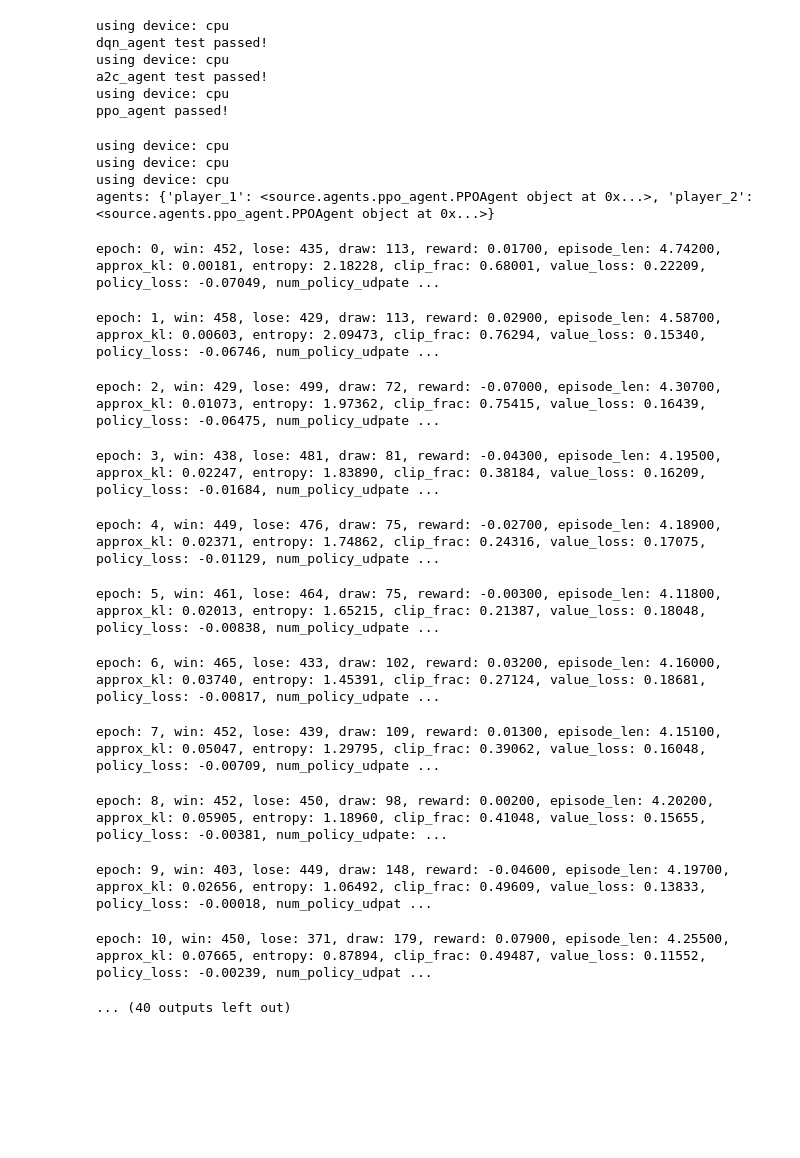
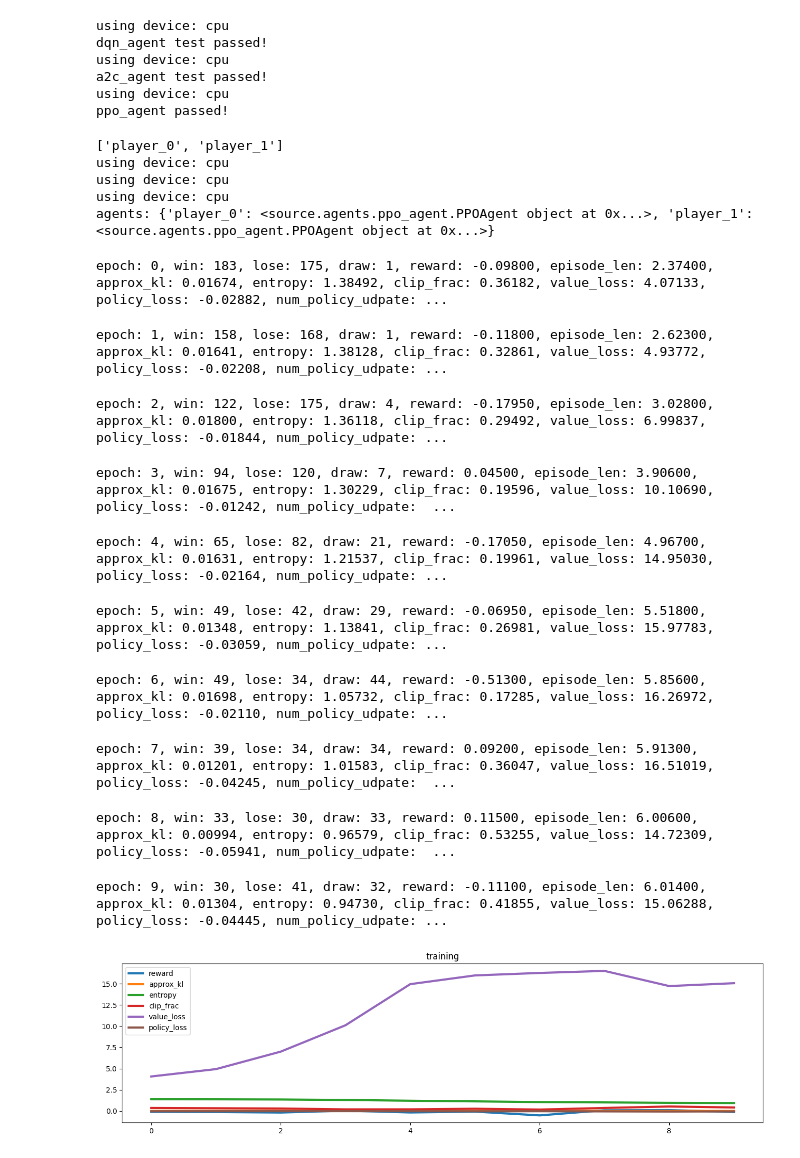
Before and after one commit to tonywang1990/mini-rl, a Jupyter notebook: notebooks/pettingzoo/tictactoe.ipynb, the cells around one changed output. Drawn from its saved outputs; the diff is of its cells as text; code cells hidden in the pictures; blank space fills up the shorter version.

```diff
--- a/notebooks/pettingzoo/tictactoe.ipynb
+++ b/notebooks/pettingzoo/tictactoe.ipynb
@@ -35,10 +35,16 @@ ppo_agent passed!
 # %%
 # Policy Eval
 # Params
-env = tictactoe_v3.env()
+#env = tictactoe_v3.env()
+env = texas_holdem_v4.env(num_players=2)
+players = env.possible_agents
+print(players)
+state_space = env.observation_space(players[0])['observation']
+action_space = env.action_space(players[0])
+
 
 # set random seeds
-random_seed = 101
+random_seed = 25
 rng = np.random.default_rng(random_seed)
 env.np_random = rng
 #random.seed(random_seed)
@@ -59,8 +65,8 @@ env.np_random = rng
 ## Best performance (dqn, random): 0 loss in 1000, eps_decay=1e7
 ## Best performance (dqn, dqn): 1000 draw in 1000, eps_decay=1e8
 dqn_agent = DQNAgent(
-    state_space=env.observation_space('player_1')['observation'],
-    action_space=env.action_space('player_1'),
+    state_space=state_space,
+    action_space=action_space,
     discount_rate=0.5,
     epsilon=0.9, # use epsilon_schedule
     learning_rate=1e-3,
@@ -74,8 +80,8 @@ dqn_agent = DQNAgent(
 ## Best performance (a2c, random): ~50 loss in 1000, discount=0.5, width=256
 ##
 a2c_agent = A2CAgent(
-    state_space=env.observation_space('player_1')['observation'],
-    action_space=env.action_space('player_1'),
+    state_space=state_space,
+    action_space=action_space,
     discount_rate=0.5,
     epsilon=None, # use epsilon_schedule
     learning_rate=None,
@@ -85,53 +91,53 @@ a2c_agent = A2CAgent(
     tempreture=1
 )
 ppo_agent = PPOAgent(
-    state_space=env.observation_space('player_1')['observation'],
-    action_space=env.action_space('player_1'),
-    discount_rate=0.75,
+    state_space=state_space,
+    action_space=action_space,
+    discount_rate=0.9,
     epsilon=None, # use epsilon_schedule
     learning_rate=None,
     policy_lr=1e-3, #spinup default=3e-4
     value_lr=1e-3, #spinup default=1e-3
-    net_params=[128, 32],
+    net_params=[128],
     gae_lambda=1.0, #spinup default=0.97
     clip_ratio=0.1, #spinup default=0.1
     num_updates=80, #spinup default=80
     batch_size=1024,
 )
 random_agent = RandomAgent(
-    state_space=env.observation_space('player_2')['observation'],
-    action_space=env.action_space('player_2'),
+    state_space=state_space,
+    action_space=action_space,
     discount_rate=None,
     epsilon=None, # use epsilon_schedule
     learning_rate=None,
     learning=False
 )
-agent_dict={'player_1': ppo_agent, 'player_2': copy.deepcopy(ppo_agent)}
+agent_dict={players[0]: ppo_agent, players[1]: copy.deepcopy(ppo_agent)}
 stats = utils.duel_training(
     env=env,
     agent_dict=agent_dict,
-    num_epoch=50,
+    num_epoch=10,
     num_episode=1000,
     self_play=False,
     shuffle=True,
     verbal=True,
     debug=False
 )
 # %% [output]
+['player_0', 'player_1']
 using device: cpu
 using device: cpu
 using device: cpu
-agents: {'player_1': <source.agents.ppo_agent.PPOAgent object at 0x...>, 'player_2': <source.agents.ppo_agent.PPOAgent object at 0x...>}
+agents: {'player_0': <source.agents.ppo_agent.PPOAgent object at 0x...>, 'player_1': <source.agents.ppo_agent.PPOAgent object at 0x...>}
-epoch: 0, win: 452, lose: 435, draw: 113, reward: 0.01700, episode_len: 4.74200, approx_kl: 0.00181, entropy: 2.18228, clip_frac: 0.68001, value_loss: 0.22209, policy_loss: -0.07049, num_policy_udpate ...
+epoch: 0, win: 183, lose: 175, draw: 1, reward: -0.09800, episode_len: 2.37400, approx_kl: 0.01674, entropy: 1.38492, clip_frac: 0.36182, value_loss: 4.07133, policy_loss: -0.02882, num_policy_udpate: ...
-epoch: 1, win: 458, lose: 429, draw: 113, reward: 0.02900, episode_len: 4.58700, approx_kl: 0.00603, entropy: 2.09473, clip_frac: 0.76294, value_loss: 0.15340, policy_loss: -0.06746, num_policy_udpate ...
+epoch: 1, win: 158, lose: 168, draw: 1, reward: -0.11800, episode_len: 2.62300, approx_kl: 0.01641, entropy: 1.38128, clip_frac: 0.32861, value_loss: 4.93772, policy_loss: -0.02208, num_policy_udpate: ...
-epoch: 2, win: 429, lose: 499, draw: 72, reward: -0.07000, episode_len: 4.30700, approx_kl: 0.01073, entropy: 1.97362, clip_frac: 0.75415, value_loss: 0.16439, policy_loss: -0.06475, num_policy_udpate ...
+epoch: 2, win: 122, lose: 175, draw: 4, reward: -0.17950, episode_len: 3.02800, approx_kl: 0.01800, entropy: 1.36118, clip_frac: 0.29492, value_loss: 6.99837, policy_loss: -0.01844, num_policy_udpate: ...
-epoch: 3, win: 438, lose: 481, draw: 81, reward: -0.04300, episode_len: 4.19500, approx_kl: 0.02247, entropy: 1.83890, clip_frac: 0.38184, value_loss: 0.16209, policy_loss: -0.01684, num_policy_udpate ...
+epoch: 3, win: 94, lose: 120, draw: 7, reward: 0.04500, episode_len: 3.90600, approx_kl: 0.01675, entropy: 1.30229, clip_frac: 0.19596, value_loss: 10.10690, policy_loss: -0.01242, num_policy_udpate:  ...
-epoch: 4, win: 449, lose: 476, draw: 75, reward: -0.02700, episode_len: 4.18900, approx_kl: 0.02371, entropy: 1.74862, clip_frac: 0.24316, value_loss: 0.17075, policy_loss: -0.01129, num_policy_udpate ...
+epoch: 4, win: 65, lose: 82, draw: 21, reward: -0.17050, episode_len: 4.96700, approx_kl: 0.01631, entropy: 1.21537, clip_frac: 0.19961, value_loss: 14.95030, policy_loss: -0.02164, num_policy_udpate: ...
-epoch: 5, win: 461, lose: 464, draw: 75, reward: -0.00300, episode_len: 4.11800, approx_kl: 0.02013, entropy: 1.65215, clip_frac: 0.21387, value_loss: 0.18048, policy_loss: -0.00838, num_policy_udpate ...
+epoch: 5, win: 49, lose: 42, draw: 29, reward: -0.06950, episode_len: 5.51800, approx_kl: 0.01348, entropy: 1.13841, clip_frac: 0.26981, value_loss: 15.97783, policy_loss: -0.03059, num_policy_udpate: ...
-epoch: 6, win: 465, lose: 433, draw: 102, reward: 0.03200, episode_len: 4.16000, approx_kl: 0.03740, entropy: 1.45391, clip_frac: 0.27124, value_loss: 0.18681, policy_loss: -0.00817, num_policy_udpate ...
+epoch: 6, win: 49, lose: 34, draw: 44, reward: -0.51300, episode_len: 5.85600, approx_kl: 0.01698, entropy: 1.05732, clip_frac: 0.17285, value_loss: 16.26972, policy_loss: -0.02110, num_policy_udpate: ...
-epoch: 7, win: 452, lose: 439, draw: 109, reward: 0.01300, episode_len: 4.15100, approx_kl: 0.05047, entropy: 1.29795, clip_frac: 0.39062, value_loss: 0.16048, policy_loss: -0.00709, num_policy_udpate ...
+epoch: 7, win: 39, lose: 34, draw: 34, reward: 0.09200, episode_len: 5.91300, approx_kl: 0.01201, entropy: 1.01583, clip_frac: 0.36047, value_loss: 16.51019, policy_loss: -0.04245, num_policy_udpate:  ...
-epoch: 8, win: 452, lose: 450, draw: 98, reward: 0.00200, episode_len: 4.20200, approx_kl: 0.05905, entropy: 1.18960, clip_frac: 0.41048, value_loss: 0.15655, policy_loss: -0.00381, num_policy_udpate: ...
+epoch: 8, win: 33, lose: 30, draw: 33, reward: 0.11500, episode_len: 6.00600, approx_kl: 0.00994, entropy: 0.96579, clip_frac: 0.53255, value_loss: 14.72309, policy_loss: -0.05941, num_policy_udpate:  ...
-epoch: 9, win: 403, lose: 449, draw: 148, reward: -0.04600, episode_len: 4.19700, approx_kl: 0.02656, entropy: 1.06492, clip_frac: 0.49609, value_loss: 0.13833, policy_loss: -0.00018, num_policy_udpat ...
+epoch: 9, win: 30, lose: 41, draw: 32, reward: -0.11100, episode_len: 6.01400, approx_kl: 0.01304, entropy: 0.94730, clip_frac: 0.41855, value_loss: 15.06288, policy_loss: -0.04445, num_policy_udpate: ...
-epoch: 10, win: 450, lose: 371, draw: 179, reward: 0.07900, episode_len: 4.25500, approx_kl: 0.07665, entropy: 0.87894, clip_frac: 0.49487, value_loss: 0.11552, policy_loss: -0.00239, num_policy_udpat ...
-... (40 outputs left out)
+[figure, added]
 # %%
```
Also changed, not shown: parts of 3 cells of this notebook, 3 other files.
